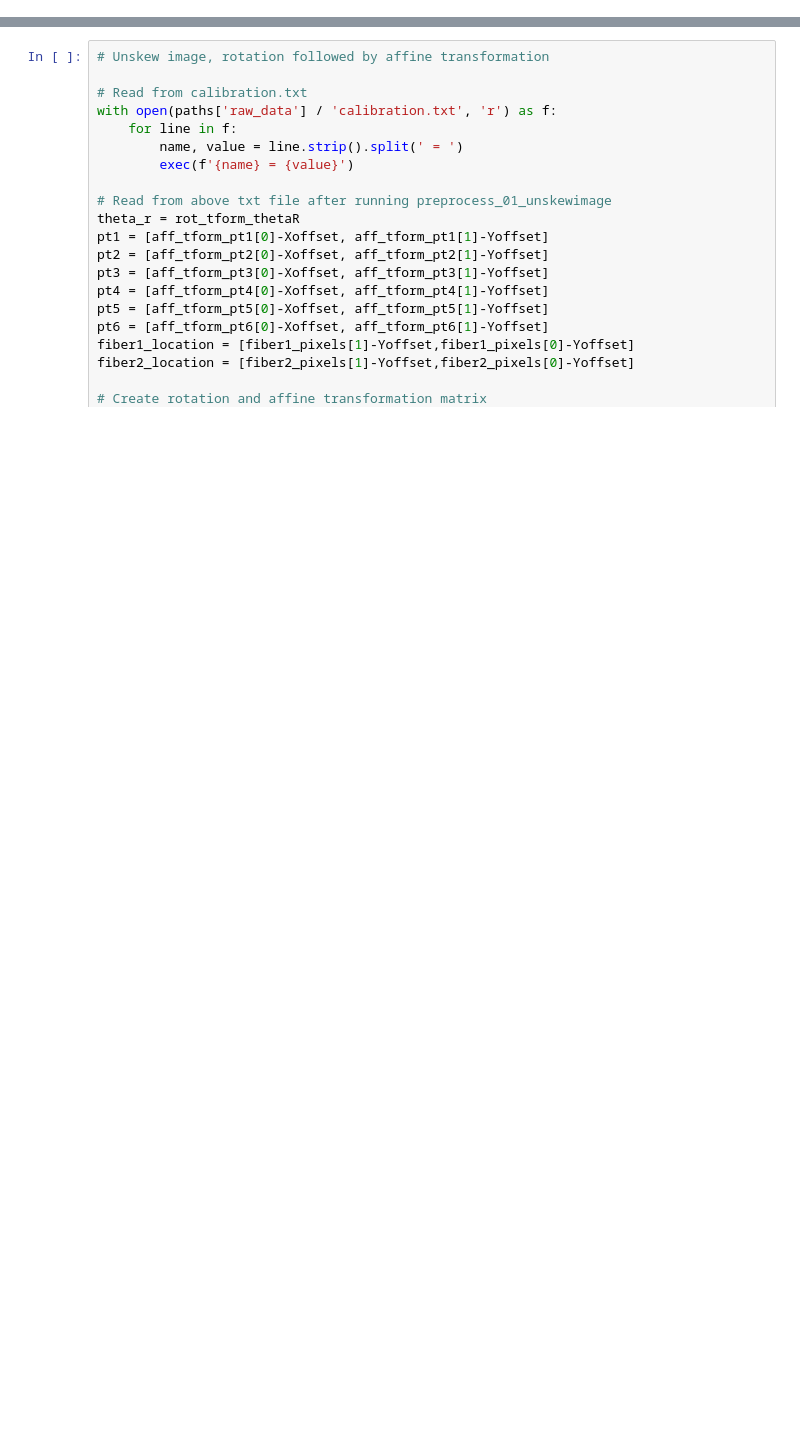
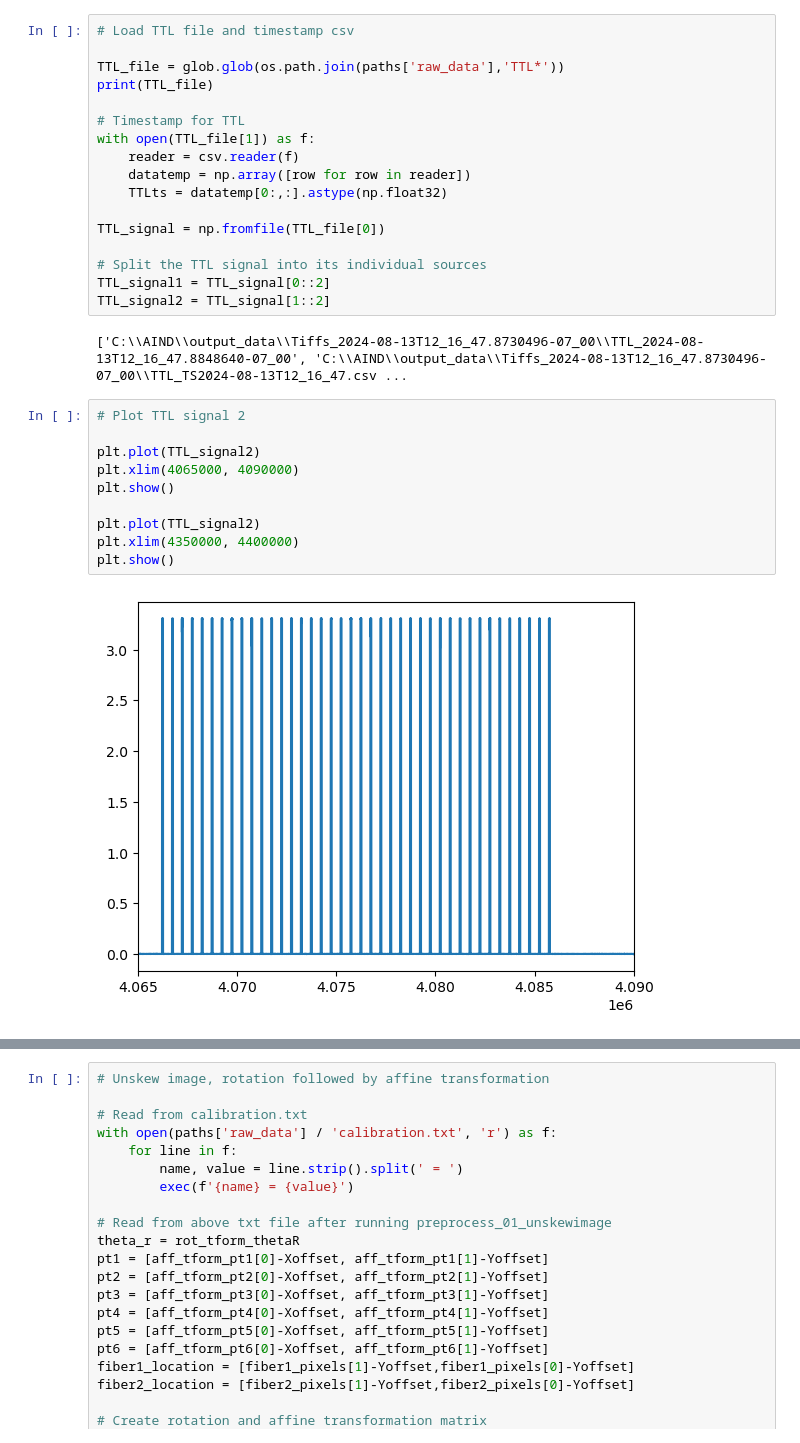
Before and after one commit to AllenNeuralDynamics/HSFPpreprocess, a Jupyter notebook: preprocess_03_tiff_to_intensity.ipynb, the cells around one changed output, grey strips where cells are left out. Saved outputs shown, nothing was run; the diff lists cells and outputs as text; blank space fills up the shorter version.

```diff
--- a/preprocess_03_tiff_to_intensity.ipynb
+++ b/preprocess_03_tiff_to_intensity.ipynb
@@ -15,0 +46,31 @@ import h5py
+# %%
+# Load TTL file and timestamp csv
+
+TTL_file = glob.glob(os.path.join(paths['raw_data'],'TTL*'))
+print(TTL_file)
+
+# Timestamp for TTL
+with open(TTL_file[1]) as f:
+    reader = csv.reader(f)
+    datatemp = np.array([row for row in reader])
+    TTLts = datatemp[0:,:].astype(np.float32)
+
+TTL_signal = np.fromfile(TTL_file[0])
+
+# Split the TTL signal into its individual sources
+TTL_signal1 = TTL_signal[0::2]
+TTL_signal2 = TTL_signal[1::2]
+# %% [output]
+['C:\\AIND\\output_data\\Tiffs_2024-08-13T12_16_47.8730496-07_00\\TTL_2024-08-13T12_16_47.8848640-07_00', 'C:\\AIND\\output_data\\Tiffs_2024-08-13T12_16_47.8730496-07_00\\TTL_TS2024-08-13T12_16_47.csv ...
+# %%
+# Plot TTL signal 2
+
+plt.plot(TTL_signal2)
+plt.xlim(4065000, 4090000)
+plt.show()
+
+plt.plot(TTL_signal2)
+plt.xlim(4350000, 4400000)
+plt.show()
+# %% [output]
+[figure, added]
```
Also changed, not shown: parts of 15 cells of this notebook, 18 other files.
